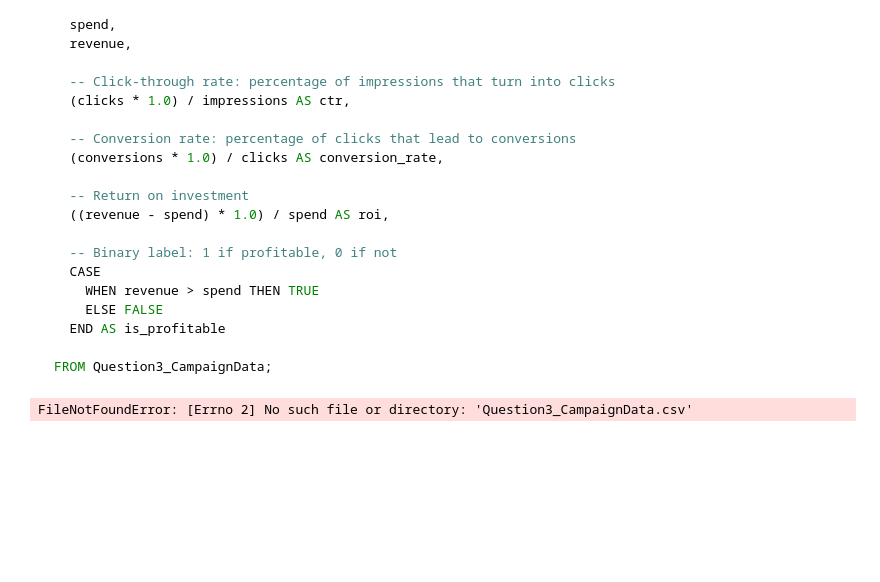
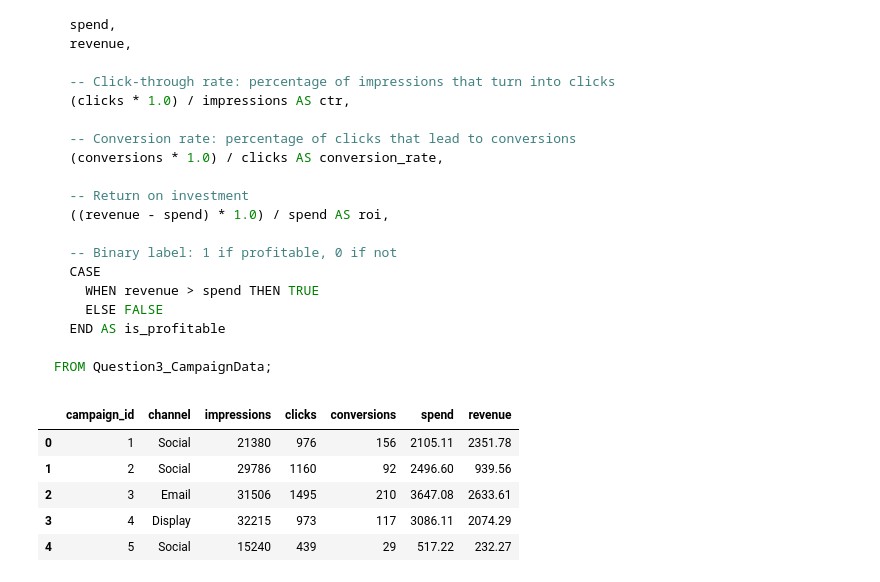
Before and after one commit to ezgi-kilinc/appnation-data-intern-case, a Jupyter notebook: notebooks/final_analysis.ipynb, the cells around one changed output. Saved outputs shown, nothing was run; the diff lists cells and outputs as text; code cells hidden in the pictures; blank space fills up the shorter version.

```diff
--- a/notebooks/final_analysis.ipynb
+++ b/notebooks/final_analysis.ipynb
@@ -370,9 +371,14 @@ from sklearn.ensemble import RandomForestClassifier
 from sklearn.metrics import accuracy_score, precision_score, recall_score
 # %%
 # load the dataset
-df = pd.read_csv("Question3_CampaignData.csv")
+df = pd.read_csv("../data/Question3_CampaignData.csv")
 
 # display the first few rows to inspect
 df.head()
 # %% [output]
-FileNotFoundError: [Errno 2] No such file or directory: 'Question3_CampaignData.csv'
+|  | campaign_id | channel | impressions | clicks | conversions | spend | revenue |
+| 0 | 1 | Social | 21380 | 976 | 156 | 2105.11 | 2351.78 |
+| 1 | 2 | Social | 29786 | 1160 | 92 | 2496.60 | 939.56 |
+| 2 | 3 | Email | 31506 | 1495 | 210 | 3647.08 | 2633.61 |
+| 3 | 4 | Display | 32215 | 973 | 117 | 3086.11 | 2074.29 |
+| 4 | 5 | Social | 15240 | 439 | 29 | 517.22 | 232.27 |
```
Also changed, not shown: parts of 8 cells of this notebook.
